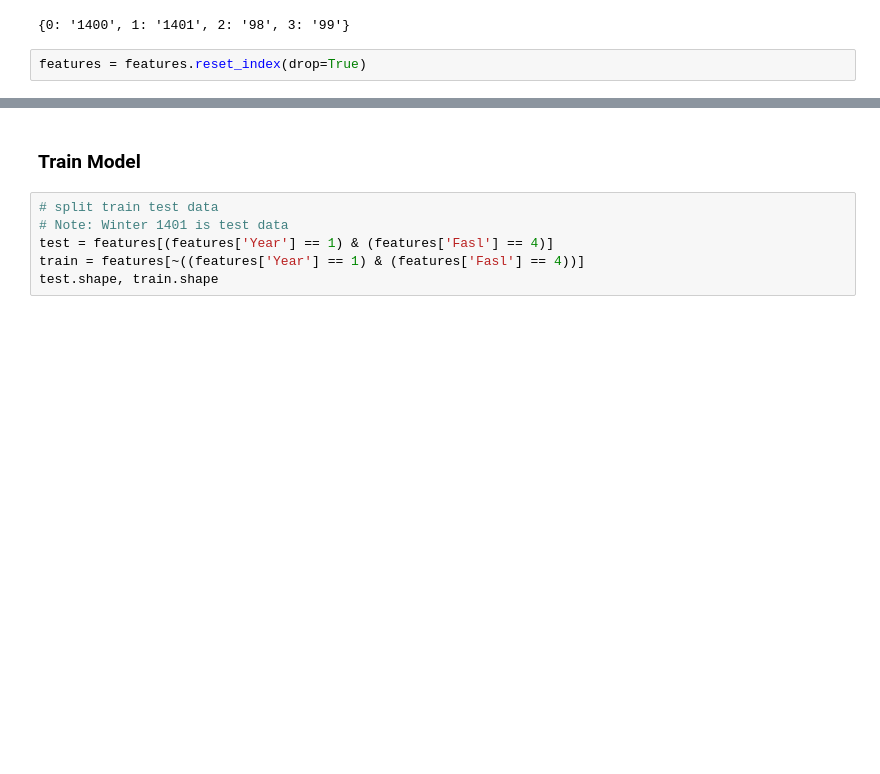
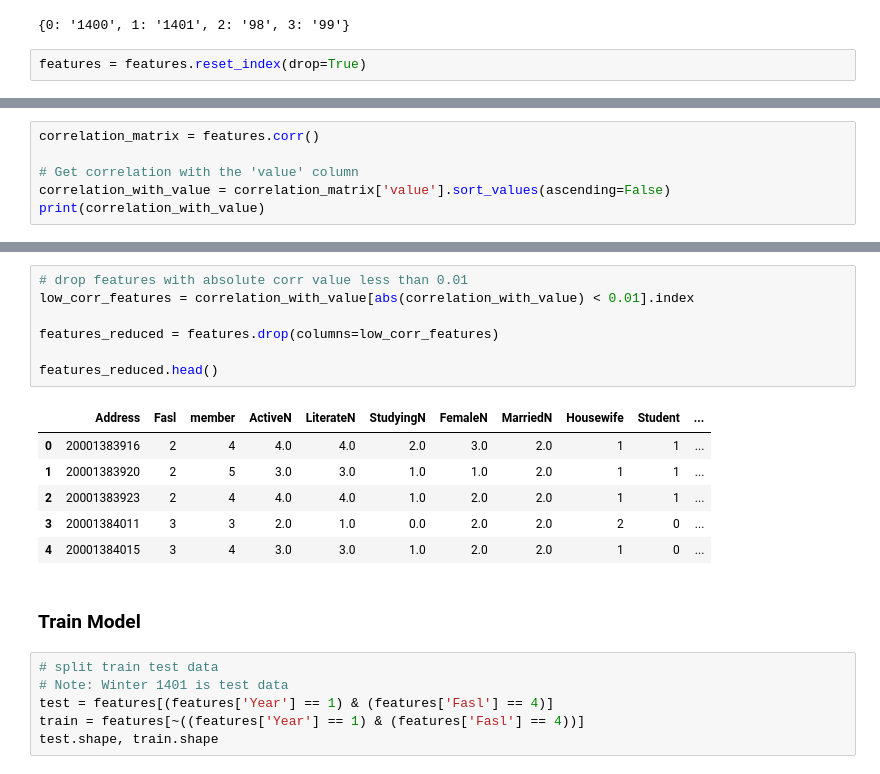
Before and after one commit to realBagher/SCI-ANALYSIS-G3, a Jupyter notebook: MachineLearning/Regression.ipynb, the cells around one changed output, grey strips where cells are left out. Saved outputs shown, nothing was run; the diff lists cells and outputs as text; blank space fills up the shorter version.

```diff
--- a/MachineLearning/Regression.ipynb
+++ b/MachineLearning/Regression.ipynb
@@ -195,0 +222,6 @@ features.head()
+# %%
+correlation_matrix = features.corr()
+
+# Get correlation with the 'value' column
+correlation_with_value = correlation_matrix['value'].sort_values(ascending=False)
+print(correlation_with_value)
@@ -196,3 +246,17 @@ features.head()
+# %%
+# drop features with absolute corr value less than 0.01
+low_corr_features = correlation_with_value[abs(correlation_with_value) < 0.01].index
+
+features_reduced = features.drop(columns=low_corr_features)
+
+features_reduced.head()
+# %% [output]
+|  | Address | Fasl | member | ActiveN | LiterateN | StudyingN | FemaleN | MarriedN | Housewife | Student | ... |
+| 0 | 20001383916 | 2 | 4 | 4.0 | 4.0 | 2.0 | 3.0 | 2.0 | 1 | 1 | ... |
+| 1 | 20001383920 | 2 | 5 | 3.0 | 3.0 | 1.0 | 1.0 | 2.0 | 1 | 1 | ... |
+| 2 | 20001383923 | 2 | 4 | 4.0 | 4.0 | 1.0 | 2.0 | 2.0 | 1 | 1 | ... |
+| 3 | 20001384011 | 3 | 3 | 2.0 | 1.0 | 0.0 | 2.0 | 2.0 | 2 | 0 | ... |
+| 4 | 20001384015 | 3 | 4 | 3.0 | 3.0 | 1.0 | 2.0 | 2.0 | 1 | 0 | ... |
 # %% [markdown]
 ### Train Model
 # %%
```
Also changed, not shown: parts of 15 cells of this notebook.
